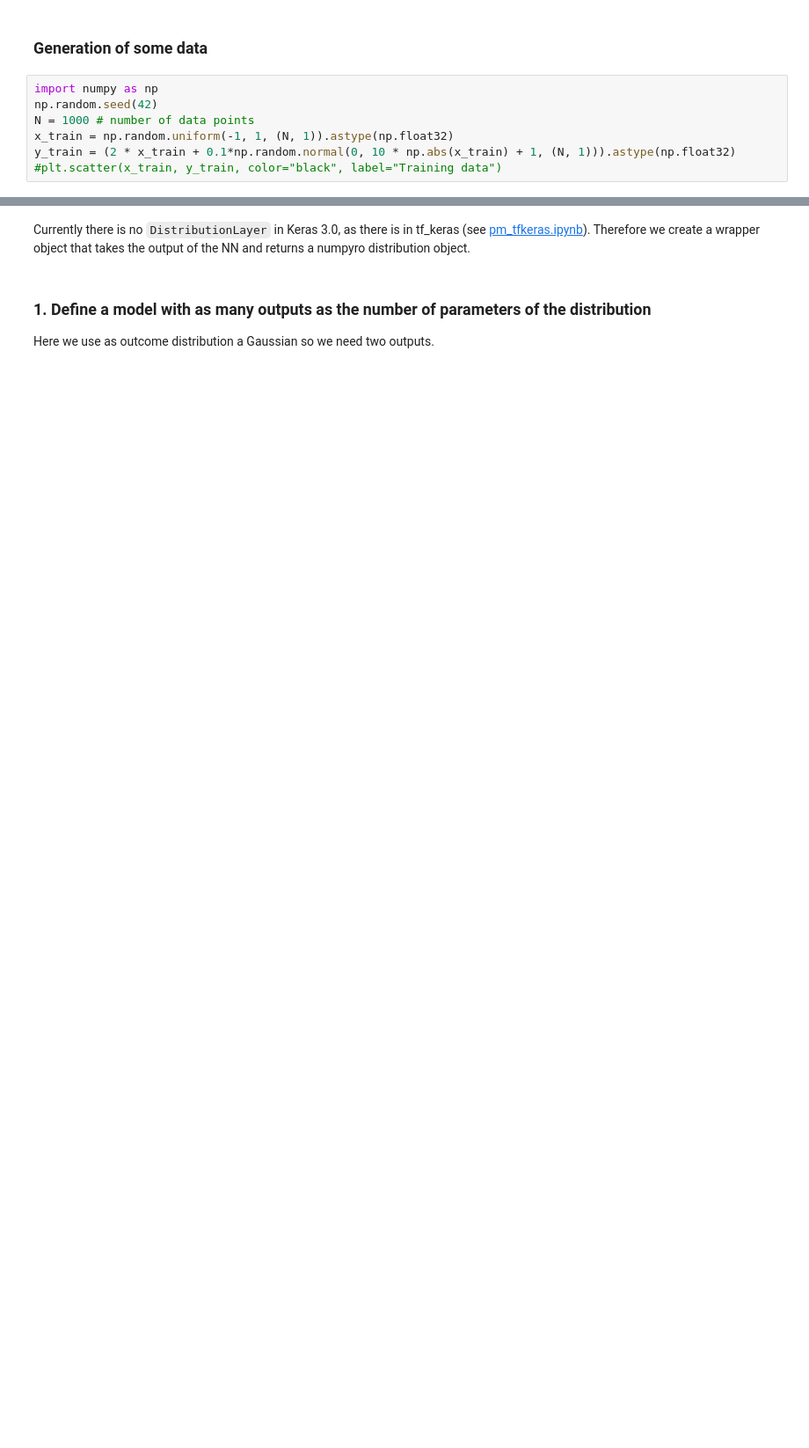
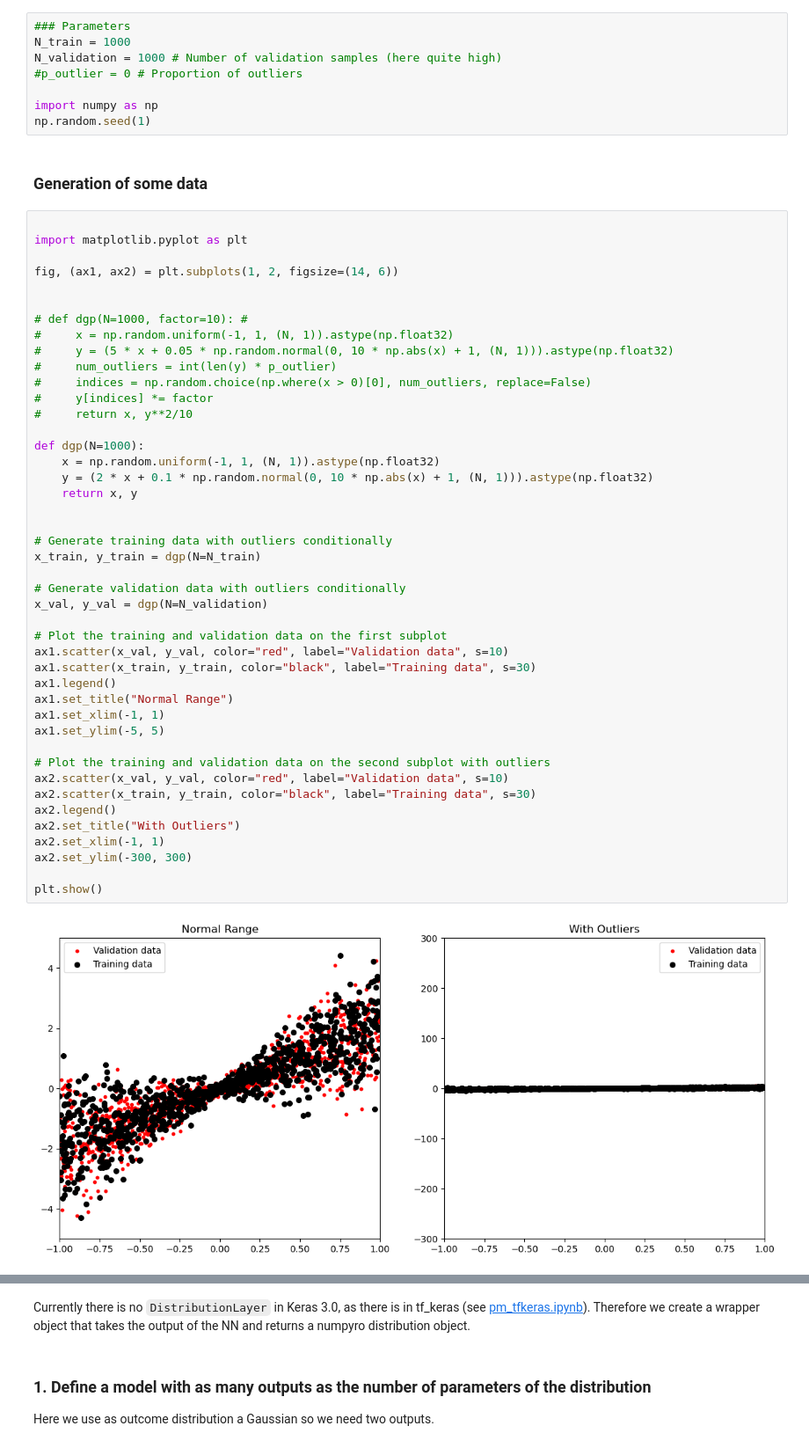
Before and after one commit to tensorchiefs/dlwbl_eth25, a Jupyter notebook: notebooks/02_hello_prob_dl.ipynb, the cells around one changed output, grey strips where cells are left out. Shown: that part at 88% size. Saved outputs shown, nothing was run; the diff lists cells and outputs as text; blank space fills up the shorter version.

```diff
--- a/notebooks/02_hello_prob_dl.ipynb
+++ b/notebooks/02_hello_prob_dl.ipynb
@@ -5,15 +5,62 @@
 
 ### Learning Objectives
 In this notebook, we will learn about the basics of probabilistic modeling.
+# %%
+### Parameters
+N_train = 1000
+N_validation = 1000 # Number of validation samples (here quite high)
+#p_outlier = 0 # Proportion of outliers
+
+import numpy as np
+np.random.seed(1)
 # %% [markdown]
 ### Generation of some  data
 # %%
-import numpy as np
-np.random.seed(42)
-N = 1000 # number of data points
-x_train = np.random.uniform(-1, 1, (N, 1)).astype(np.float32)
-y_train = (2 * x_train + 0.1*np.random.normal(0, 10 * np.abs(x_train) + 1, (N, 1))).astype(np.float32)
-#plt.scatter(x_train, y_train, color="black", label="Training data")
+
+import matplotlib.pyplot as plt
+
+fig, (ax1, ax2) = plt.subplots(1, 2, figsize=(14, 6))
+
+
+# def dgp(N=1000, factor=10): #
+#     x = np.random.uniform(-1, 1, (N, 1)).astype(np.float32)
+#     y = (5 * x + 0.05 * np.random.normal(0, 10 * np.abs(x) + 1, (N, 1))).astype(np.float32)
+#     num_outliers = int(len(y) * p_outlier)
+#     indices = np.random.choice(np.where(x > 0)[0], num_outliers, replace=False)
+#     y[indices] *= factor
+#     return x, y**2/10
+
+def dgp(N=1000):
+    x = np.random.uniform(-1, 1, (N, 1)).astype(np.float32)
+    y = (2 * x + 0.1 * np.random.normal(0, 10 * np.abs(x) + 1, (N, 1))).astype(np.float32)
+    return x, y
+
+
+# Generate training data with outliers conditionally
+x_train, y_train = dgp(N=N_train)
+
+# Generate validation data with outliers conditionally
+x_val, y_val = dgp(N=N_validation)
+
+# Plot the training and validation data on the first subplot
+ax1.scatter(x_val, y_val, color="red", label="Validation data", s=10)
+ax1.scatter(x_train, y_train, color="black", label="Training data", s=30)
+ax1.legend()
+ax1.set_title("Normal Range")
+ax1.set_xlim(-1, 1)
+ax1.set_ylim(-5, 5)
+
+# Plot the training and validation data on the second subplot with outliers
+ax2.scatter(x_val, y_val, color="red", label="Validation data", s=10)
+ax2.scatter(x_train, y_train, color="black", label="Training data", s=30)
+ax2.legend()
+ax2.set_title("With Outliers")
+ax2.set_xlim(-1, 1)
+ax2.set_ylim(-300, 300)
+
+plt.show()
+# %% [output]
+[figure, added]
 # %%
 import os
 # Set Keras backend to PyTorch
```
Also changed, not shown: parts of 14 cells of this notebook.
